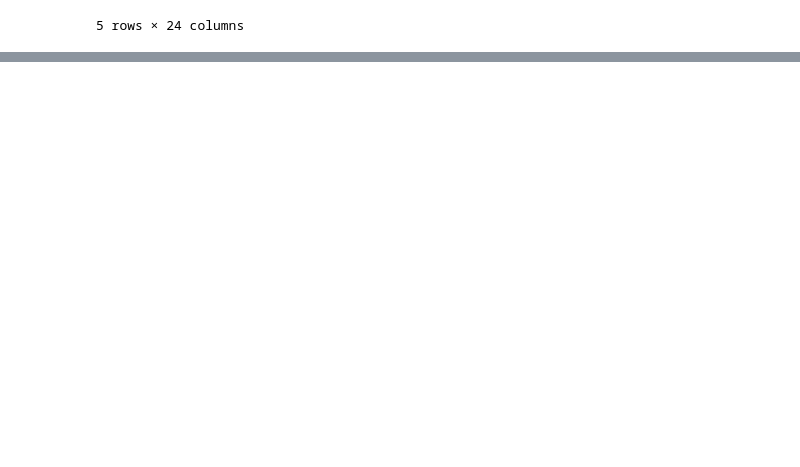
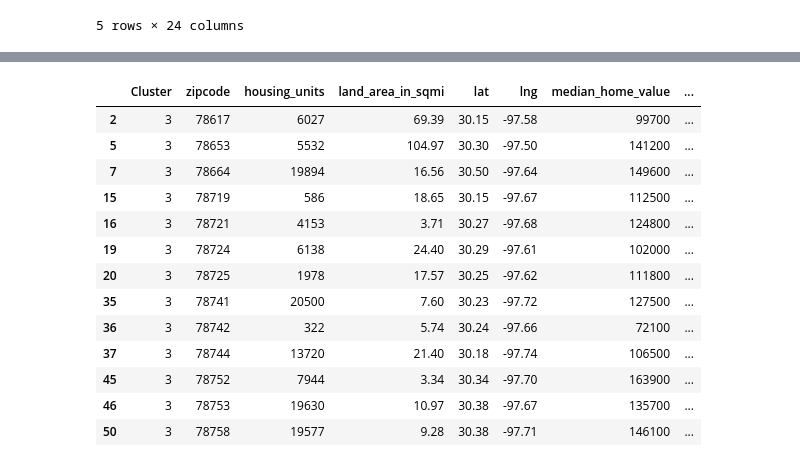
Before and after one commit to akshaybhaskaran/house_purchase, a Jupyter notebook: purchase_house.ipynb, the cells around one changed output, grey strips where cells are left out. Drawn from its saved outputs; the diff is of its cells as text; code cells hidden in the pictures; blank space fills up the shorter version.

```diff
--- a/purchase_house.ipynb
+++ b/purchase_house.ipynb
@@ -544,0 +631,17 @@ austin_zip_df.head()
+# %%
+austin_df.loc[austin_df['Cluster'] == 3]
+# %% [output]
+|  | Cluster | zipcode | housing_units | land_area_in_sqmi | lat | lng | median_home_value | ... |
+| 2 | 3 | 78617 | 6027 | 69.39 | 30.15 | -97.58 | 99700 | ... |
+| 5 | 3 | 78653 | 5532 | 104.97 | 30.30 | -97.50 | 141200 | ... |
+| 7 | 3 | 78664 | 19894 | 16.56 | 30.50 | -97.64 | 149600 | ... |
+| 15 | 3 | 78719 | 586 | 18.65 | 30.15 | -97.67 | 112500 | ... |
+| 16 | 3 | 78721 | 4153 | 3.71 | 30.27 | -97.68 | 124800 | ... |
+| 19 | 3 | 78724 | 6138 | 24.40 | 30.29 | -97.61 | 102000 | ... |
+| 20 | 3 | 78725 | 1978 | 17.57 | 30.25 | -97.62 | 111800 | ... |
+| 35 | 3 | 78741 | 20500 | 7.60 | 30.23 | -97.72 | 127500 | ... |
+| 36 | 3 | 78742 | 322 | 5.74 | 30.24 | -97.66 | 72100 | ... |
+| 37 | 3 | 78744 | 13720 | 21.40 | 30.18 | -97.74 | 106500 | ... |
+| 45 | 3 | 78752 | 7944 | 3.34 | 30.34 | -97.70 | 163900 | ... |
+| 46 | 3 | 78753 | 19630 | 10.97 | 30.38 | -97.67 | 135700 | ... |
+| 50 | 3 | 78758 | 19577 | 9.28 | 30.38 | -97.71 | 146100 | ... |
```
Also changed, not shown: parts of 7 cells of this notebook.
